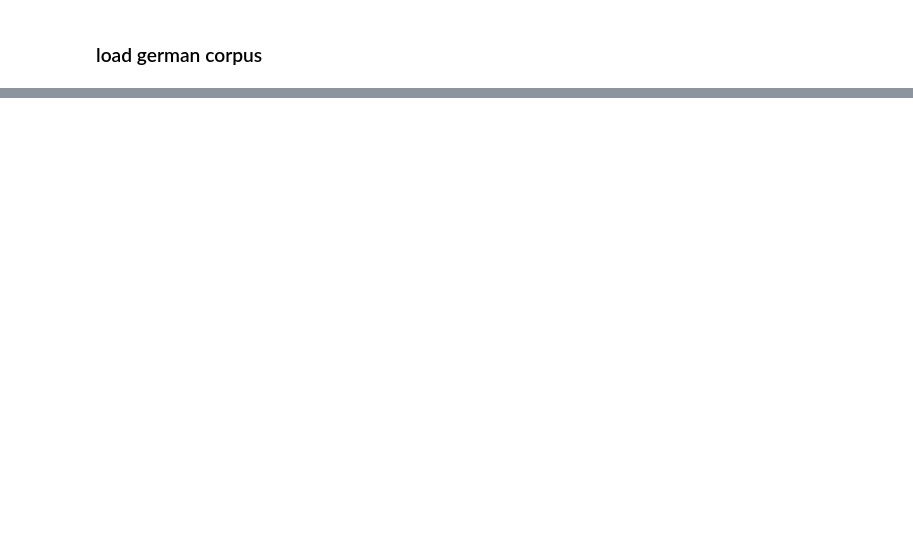
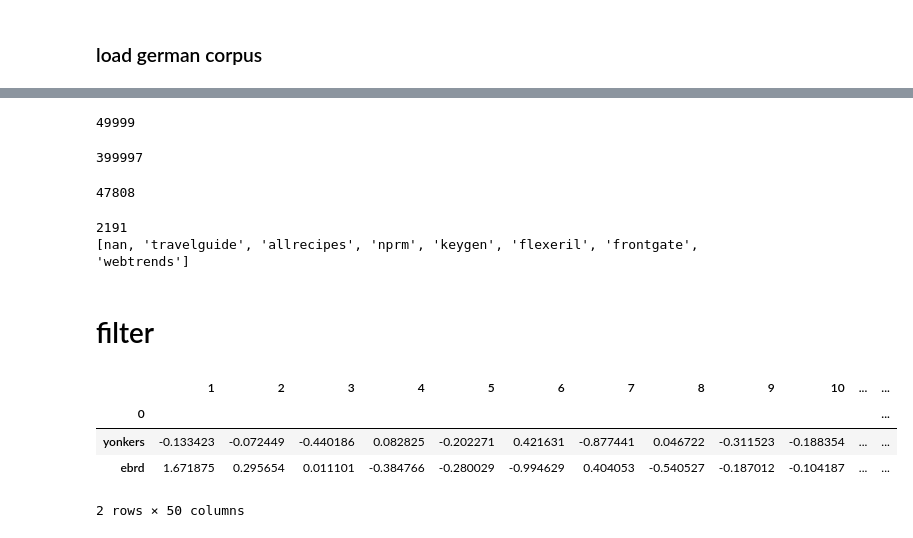
Before and after one commit to mrs-curi0sity/nlp_scripts, a Jupyter notebook: notebooks/preproc_filter_large_embeddings.ipynb, the cells around one changed output, grey strips where cells are left out. Saved outputs shown, nothing was run; the diff lists cells and outputs as text; code cells hidden in the pictures; blank space fills up the shorter version.

```diff
--- a/notebooks/preproc_filter_large_embeddings.ipynb
+++ b/notebooks/preproc_filter_large_embeddings.ipynb
@@ -161,0 +119,2 @@ test.head()
+# %%
+N_most_frequent = 50000 # only keep 50k of 400k most frequent words
@@ -161,0 +134,34 @@ test.head()
+# %%
+frequent_words = set(df_word_frequencies.iloc[:N_most_frequent]['word'])
+len(frequent_words)
+# %% [output]
+49999
+# %%
+possible_words = set(glove_embedding_en.embedding.index)
+len(possible_words)
+# %% [output]
+399997
+# %%
+# only keep words that are frequent and in index of embedding
+words_to_keep = list(frequent_words & possible_words)
+len(words_to_keep)
+# %% [output]
+47808
+# %%
+print(len(frequent_words - set(words_to_keep))) # these are dismissed because they do not appear in embedding list
+print(list(frequent_words - set(words_to_keep))[:8])
+# %% [output]
+2191
+[nan, 'travelguide', 'allrecipes', 'nprm', 'keygen', 'flexeril', 'frontgate', 'webtrends']
+# %% [markdown]
+# filter
+# %%
+filtered_embedding = glove_embedding_en.embedding.copy()
+filtered_embedding = filtered_embedding.loc(axis=0)[words_to_keep]
+filtered_embedding.head(2)
+# %% [output]
+|  | 1 | 2 | 3 | 4 | 5 | 6 | 7 | 8 | 9 | 10 | ... | ... |
+| 0 |  |  |  |  |  |  |  |  |  |  |  | ... |
+| yonkers | -0.133423 | -0.072449 | -0.440186 | 0.082825 | -0.202271 | 0.421631 | -0.877441 | 0.046722 | -0.311523 | -0.188354 | ... | ... |
+| ebrd | 1.671875 | 0.295654 | 0.011101 | -0.384766 | -0.280029 | -0.994629 | 0.404053 | -0.540527 | -0.187012 | -0.104187 | ... | ... |
+2 rows × 50 columns
```
Also changed, not shown: parts of 39 cells of this notebook, 1 other file.
